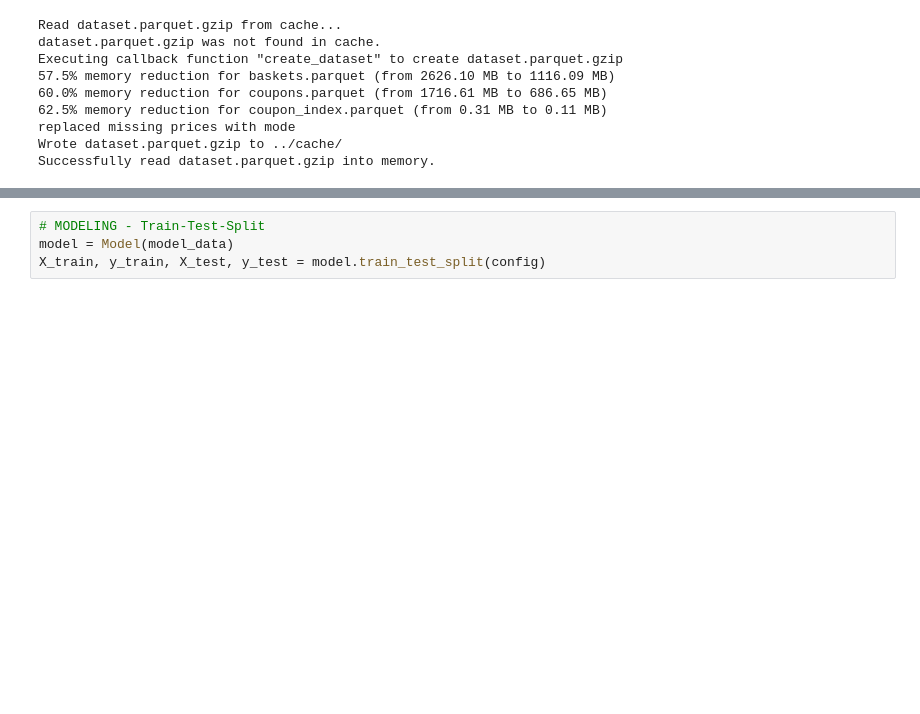
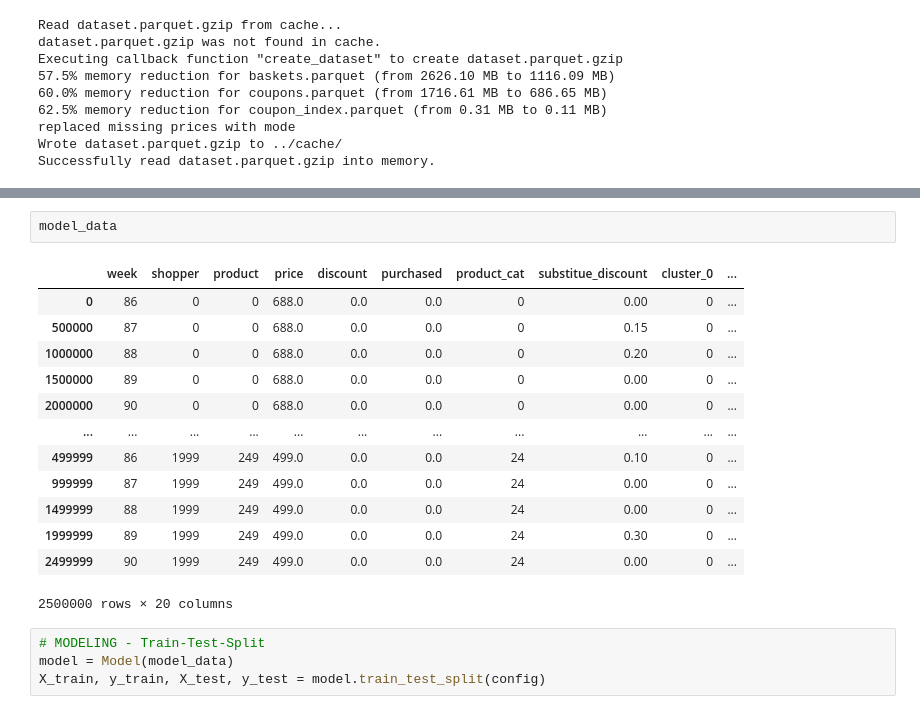
Before and after one commit to leonhagel/mlim-g2, a Jupyter notebook: code/init.ipynb, the cells around one changed output, grey strips where cells are left out. Cells and saved outputs as stored; diff of their text form; blank space fills up the shorter version.

```diff
--- a/code/init.ipynb
+++ b/code/init.ipynb
@@ -83,4 +81,20 @@ Successfully read model_data.parquet.gzip into memory.
 2500000 rows × 20 columns
+# %%
+model_data
+# %% [output]
+|  | week | shopper | product | price | discount | purchased | product_cat | substitue_discount | cluster_0 | ... |
+| 0 | 86 | 0 | 0 | 688.0 | 0.0 | 0.0 | 0 | 0.00 | 0 | ... |
+| 500000 | 87 | 0 | 0 | 688.0 | 0.0 | 0.0 | 0 | 0.15 | 0 | ... |
+| 1000000 | 88 | 0 | 0 | 688.0 | 0.0 | 0.0 | 0 | 0.20 | 0 | ... |
+| 1500000 | 89 | 0 | 0 | 688.0 | 0.0 | 0.0 | 0 | 0.00 | 0 | ... |
+| 2000000 | 90 | 0 | 0 | 688.0 | 0.0 | 0.0 | 0 | 0.00 | 0 | ... |
+| ... | ... | ... | ... | ... | ... | ... | ... | ... | ... | ... |
+| 499999 | 86 | 1999 | 249 | 499.0 | 0.0 | 0.0 | 24 | 0.10 | 0 | ... |
+| 999999 | 87 | 1999 | 249 | 499.0 | 0.0 | 0.0 | 24 | 0.00 | 0 | ... |
+| 1499999 | 88 | 1999 | 249 | 499.0 | 0.0 | 0.0 | 24 | 0.00 | 0 | ... |
+| 1999999 | 89 | 1999 | 249 | 499.0 | 0.0 | 0.0 | 24 | 0.30 | 0 | ... |
+| 2499999 | 90 | 1999 | 249 | 499.0 | 0.0 | 0.0 | 24 | 0.00 | 0 | ... |
+2500000 rows × 20 columns
 # %%
 # MODELING - Train-Test-Split
 model = Model(model_data)
```
Also changed, not shown: parts of 6 cells of this notebook, 4 other files.
